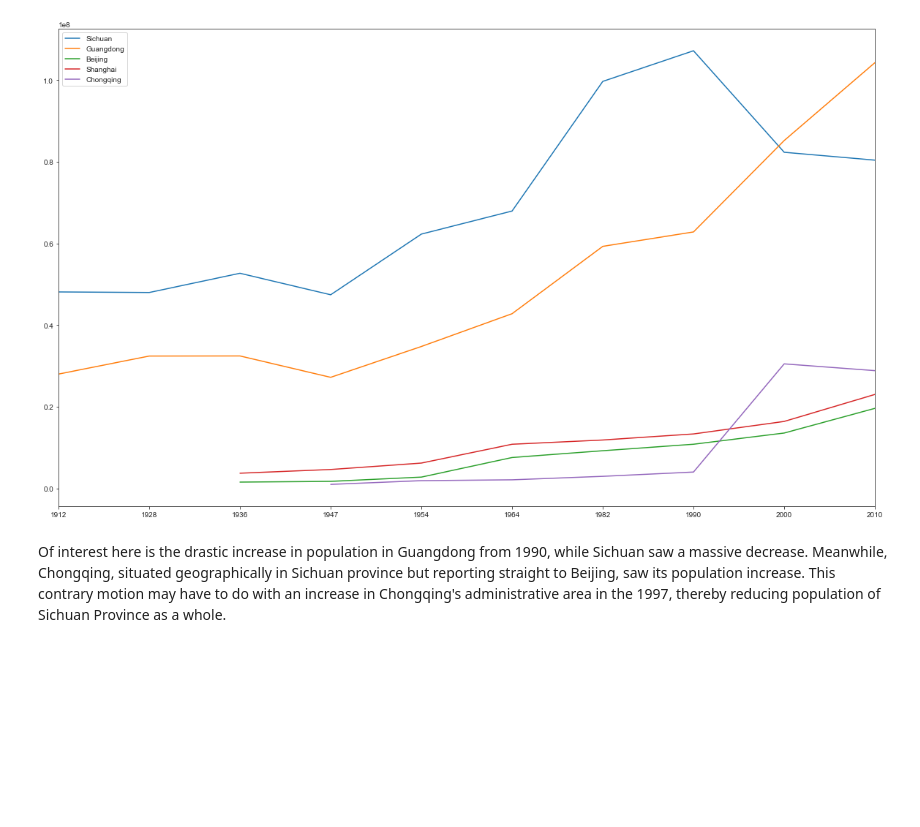
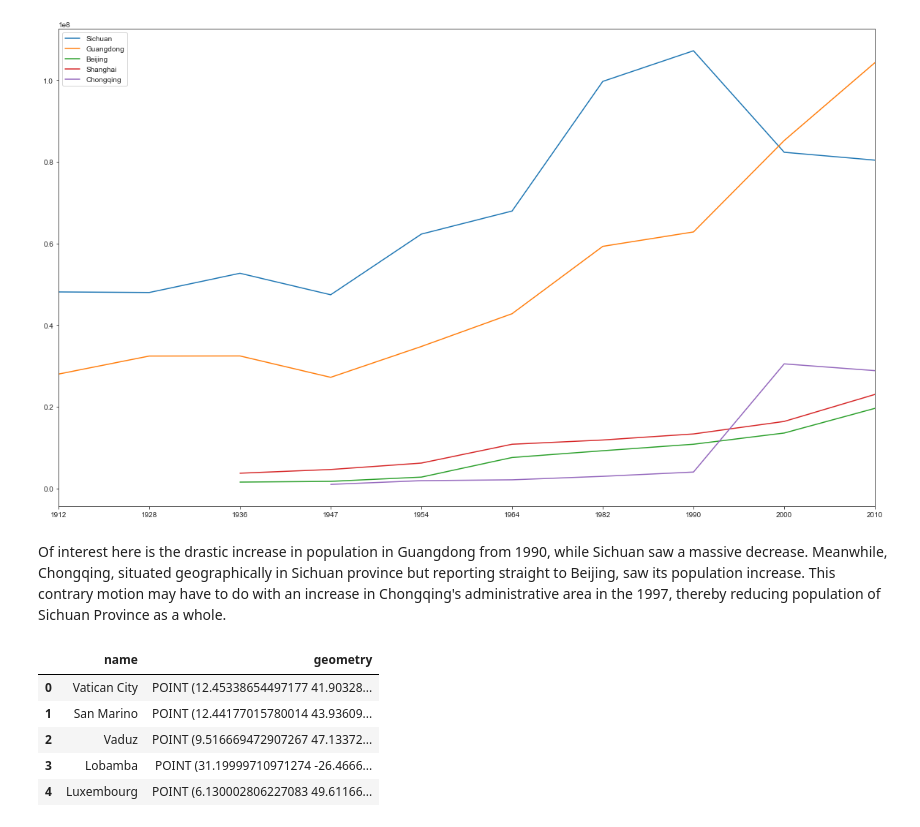
Before and after one commit to simprism/china-population-map, a Jupyter notebook: china-map.ipynb, the cells around one changed output. Cells and saved outputs as stored; diff of their text form; code cells hidden in the pictures; blank space fills up the shorter version.

```diff
--- a/china-map.ipynb
+++ b/china-map.ipynb
@@ -200,3 +201,12 @@ china_rev[['Sichuan', 'Guangdong', 'Beijing', 'Shanghai', 'Chongqing']].plot(kin
 [figure]
 # %% [markdown]
 Of interest here is the drastic increase in population in Guangdong from 1990, while Sichuan saw a massive decrease. Meanwhile, Chongqing, situated geographically in Sichuan province but reporting straight to Beijing, saw its population increase. This contrary motion may have to do with an increase in Chongqing's administrative area in the 1997, thereby reducing population of Sichuan Province as a whole.
+# %%
+df_cities.head()
+# %% [output]
+|  | name | geometry |
+| 0 | Vatican City | POINT (12.45338654497177 41.90328... |
+| 1 | San Marino | POINT (12.44177015780014 43.93609... |
+| 2 | Vaduz | POINT (9.516669472907267 47.13372... |
+| 3 | Lobamba | POINT (31.19999710971274 -26.4666... |
+| 4 | Luxembourg | POINT (6.130002806227083 49.61166... |
```
Also changed, not shown: parts of 3 cells of this notebook.
